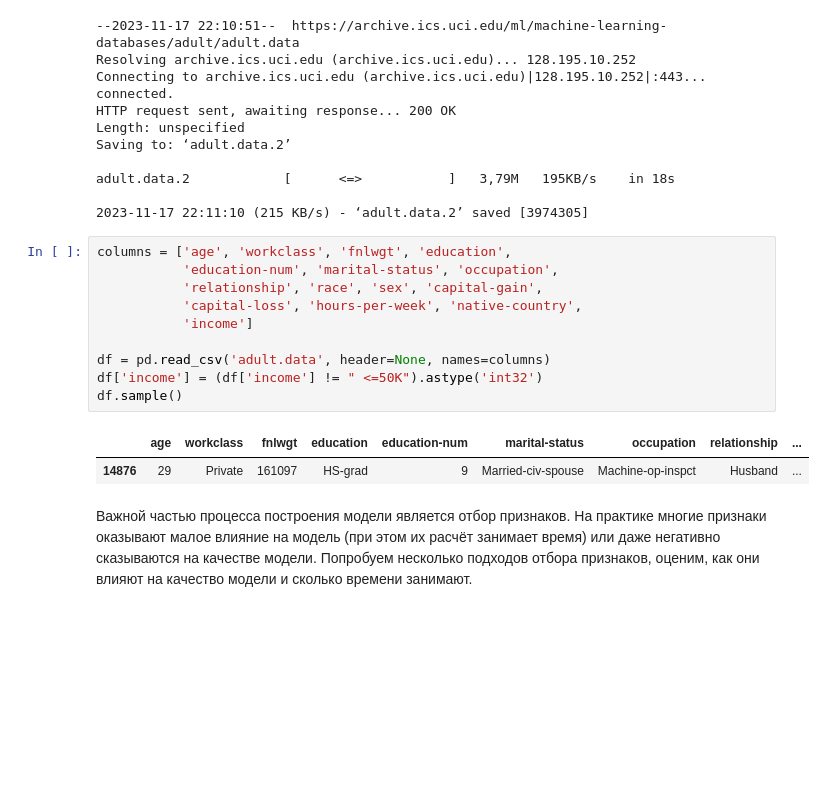
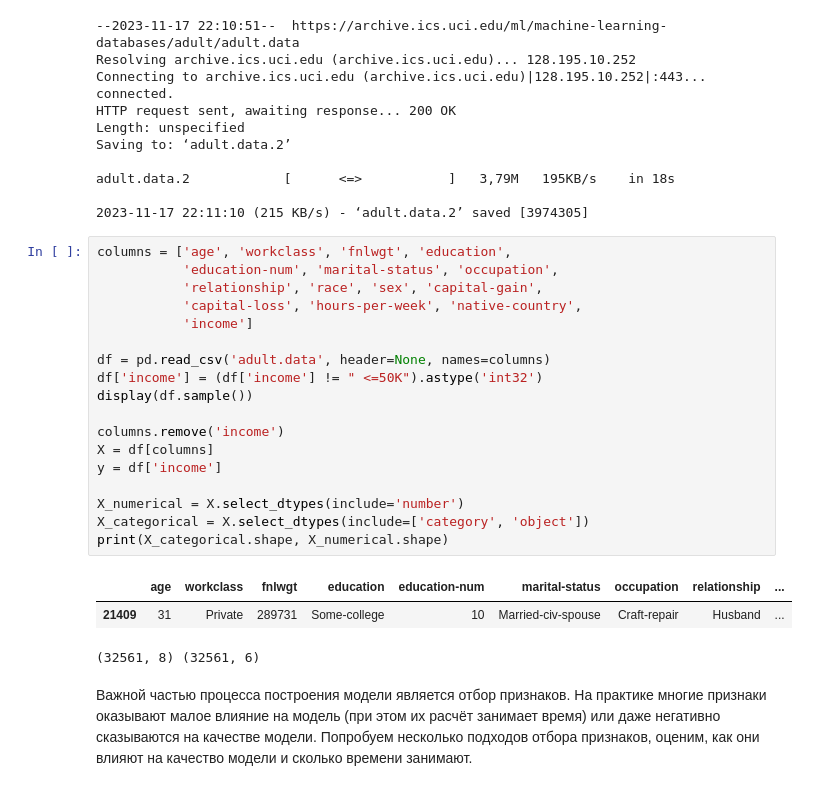
Before and after one commit to xCthulhuFtagn/ml-course-hse, a Jupyter notebook: 2023-fall/homeworks-practice/homework-practice-04-linclass.ipynb, the cells around one changed output. Drawn from its saved outputs; the diff is of its cells as text; blank space fills up the shorter version.

```diff
--- a/2023-fall/homeworks-practice/homework-practice-04-linclass.ipynb
+++ b/2023-fall/homeworks-practice/homework-practice-04-linclass.ipynb
@@ -914,16 +929,25 @@ adult.data.2            [      <=>           ]   3,79M   195KB/s    in 18s
 # %%
 columns = ['age', 'workclass', 'fnlwgt', 'education',
            'education-num', 'marital-status', 'occupation',
            'relationship', 'race', 'sex', 'capital-gain',
            'capital-loss', 'hours-per-week', 'native-country',
            'income']
 
 df = pd.read_csv('adult.data', header=None, names=columns)
 df['income'] = (df['income'] != " <=50K").astype('int32')
-df.sample()
+display(df.sample())
+
+columns.remove('income')
+X = df[columns]
+y = df['income']
+
+X_numerical = X.select_dtypes(include='number')
+X_categorical = X.select_dtypes(include=['category', 'object'])
+print(X_categorical.shape, X_numerical.shape)
 # %% [output]
 |  | age | workclass | fnlwgt | education | education-num | marital-status | occupation | relationship | ... |
-| 14876 | 29 | Private | 161097 | HS-grad | 9 | Married-civ-spouse | Machine-op-inspct | Husband | ... |
+| 21409 | 31 | Private | 289731 | Some-college | 10 | Married-civ-spouse | Craft-repair | Husband | ... |
+(32561, 8) (32561, 6)
 # %% [markdown]
 Важной частью процесса построения модели является отбор признаков. На практике многие признаки оказывают малое влияние на модель (при этом их расчёт занимает время) или даже негативно сказываются на качестве модели. Попробуем несколько подходов отбора признаков, оценим, как они влияют на качество модели и сколько времени занимают.
 # %% [markdown]
```
Also changed, not shown: parts of 32 cells of this notebook.
